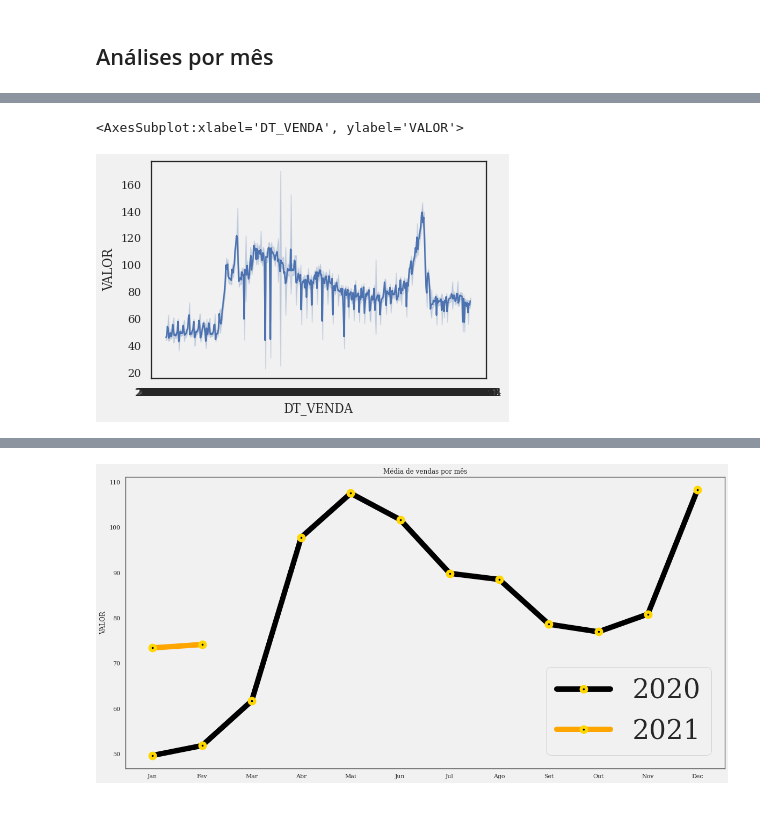
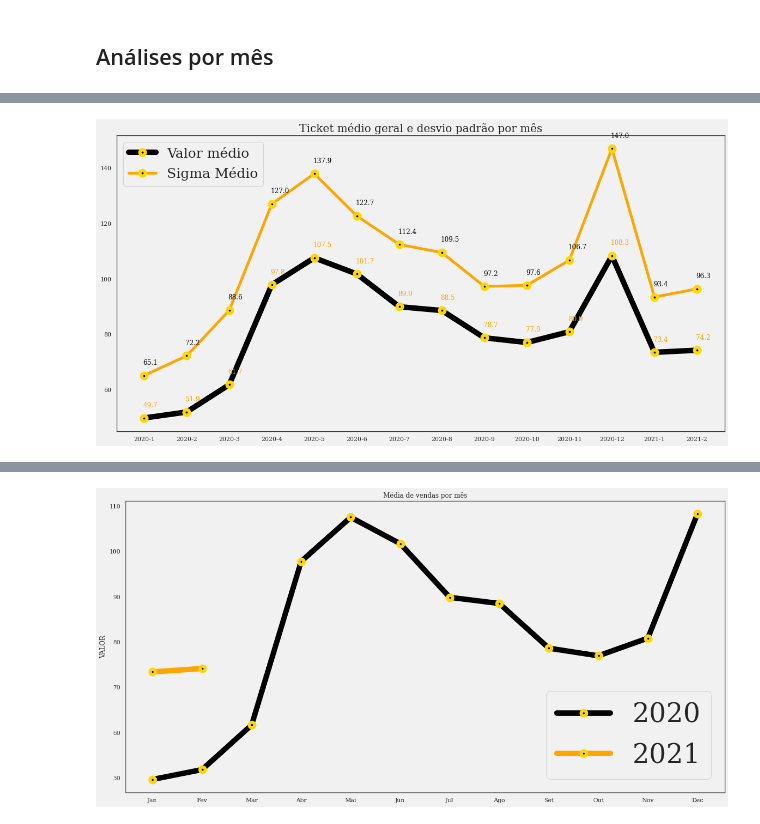
Before and after one commit to marcos-mansur/vlabs-challenge, a Jupyter notebook: Notebook/EDA.ipynb, the cells around one changed output, grey strips where cells are left out. Drawn from its saved outputs; the diff is of its cells as text; code cells hidden in the pictures.

```diff
--- a/Notebook/EDA.ipynb
+++ b/Notebook/EDA.ipynb
@@ -240,7 +219,7 @@ Perguntas:
+# %%
+df_time.loc[df_time['DT_VENDA']>='2021-1-1','MES'] = 13
+df_time.loc[df_time['DT_VENDA']>='2021-2-1','MES'] = 14
 # %%
-media_mes_20 = df_time.groupby(['ANO','MES'])['VALOR'].mean()[:12]
-print(media_mes_20)
-media_mes_21 = df_time.groupby(['ANO','MES'])['VALOR'].mean()[12:14]
-print(media_mes_21)
-#std_mes = df_time.groupby(['MES'])['VALOR'].std()
-#print(std_mes)
+media_mes = df_time.groupby(['MES','ANO+MES'])['VALOR'].mean().reset_index().set_index(['ANO+MES'])
+total_mes = df_time.groupby(['MES','ANO+MES'])['VALOR'].sum().reset_index().set_index(['ANO+MES'])
+std_mes = df_time.groupby(['MES','ANO+MES'])['VALOR'].std().reset_index().set_index(['ANO+MES'])
@@ -266,5 +226,15 @@ Name: VALOR, dtype: float64
-# %%
-sns.lineplot(x=df['DT_VENDA'],y=df['VALOR'])
-# %% [output]
-<AxesSubplot:xlabel='DT_VENDA', ylabel='VALOR'>
-[figure, old version]
+# %%
+fig, axis = plt.subplots(figsize=(20,10))
+
+plt.plot(media_mes['VALOR'], marker='o', linewidth=10, mec='gold',mfc='black',mew=10,color='black')
+plt.title('Ticket médio geral e desvio padrão por mês', fontsize=20)
+for a,b in zip(media_mes.index, round(media_mes['VALOR'],1)):
+    plt.annotate(str(b),xy=(a,b),xytext=(-2,20), textcoords='offset points', color='orange')
+
+plt.plot(std_mes['VALOR'], marker='o', linewidth=5, mec='gold',mfc='black',mew=10,color='orange')
+plt.legend(['Valor médio','Sigma Médio'],loc='best',fontsize=25)
+for a,b in zip(std_mes.index, round(std_mes['VALOR'],1)):
+    plt.annotate(str(b),xy=(a,b),xytext=(-2,20), textcoords='offset points', color='black')
+plt.show()
+# %% [output]
+[figure, added]
```
Also changed, not shown: parts of 22 cells of this notebook, 1 other file.
